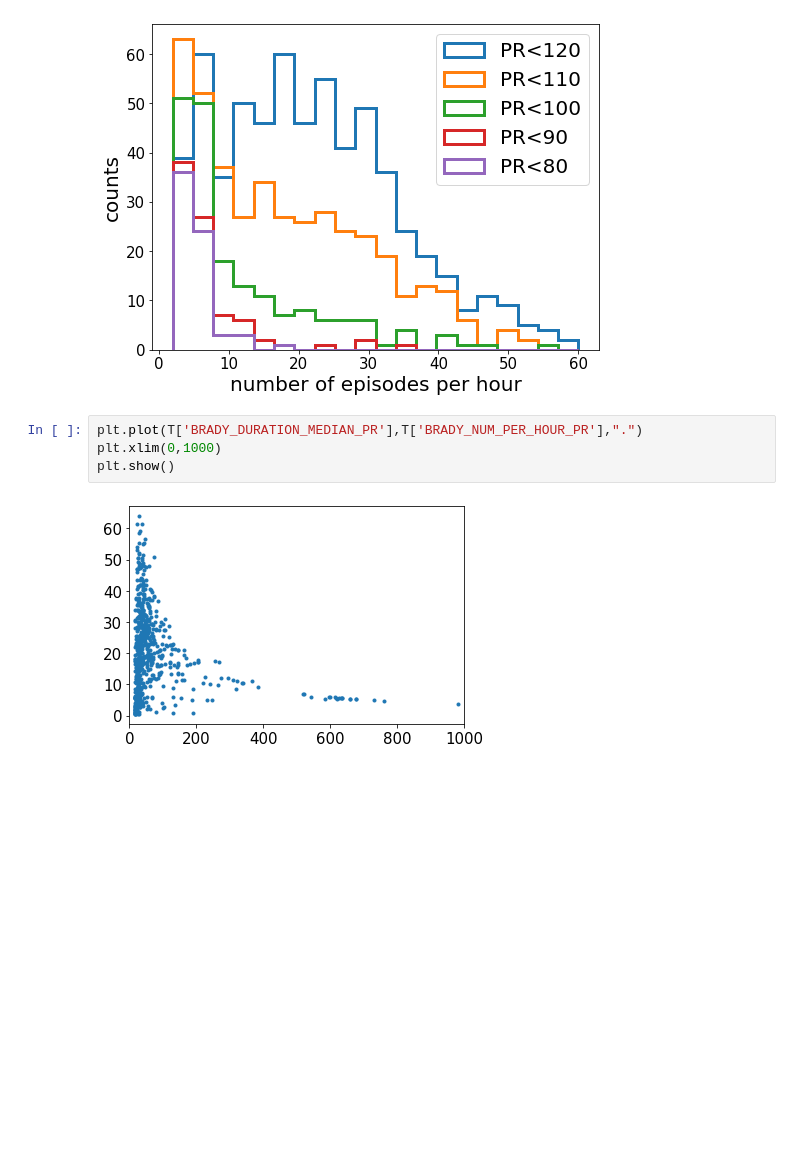
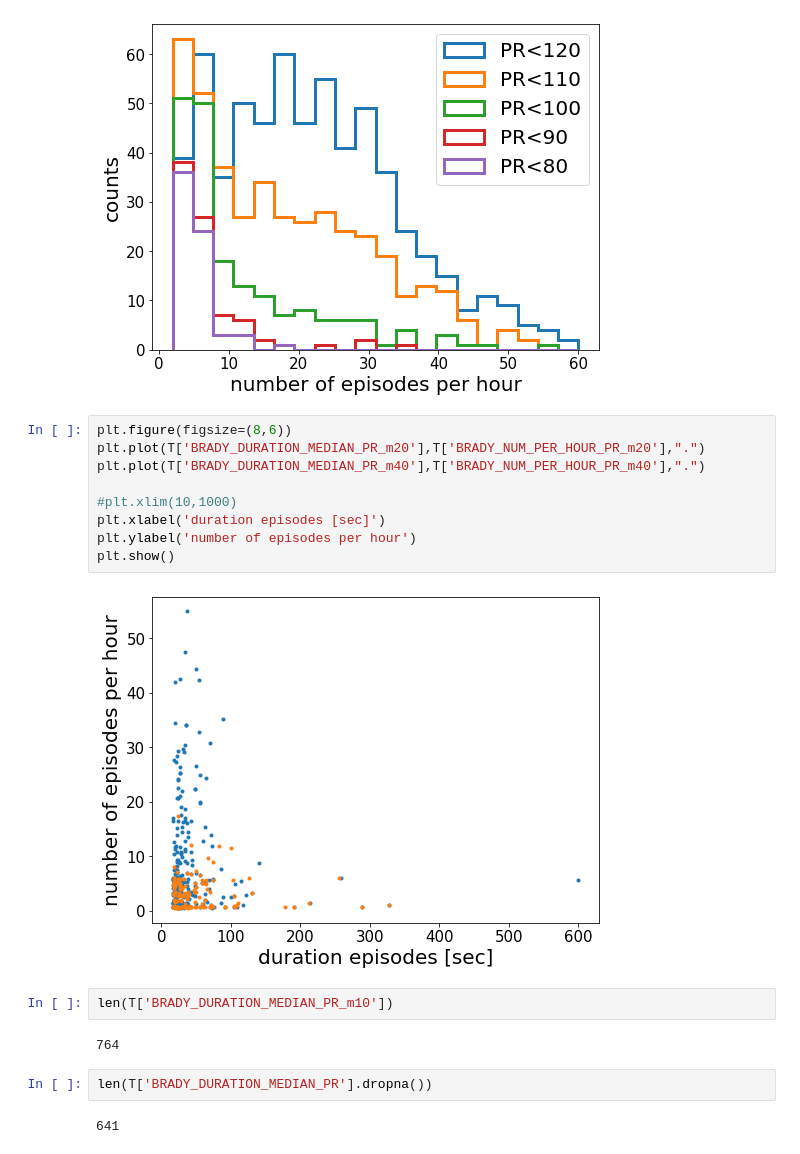
Before and after one commit to shisteve/NHS, a Jupyter notebook: 015_filling_bradycardia_table.ipynb, the cells around one changed output. Drawn from its saved outputs; the diff is of its cells as text; blank space fills up the shorter version.

```diff
--- a/015_filling_bradycardia_table.ipynb
+++ b/015_filling_bradycardia_table.ipynb
@@ -409,9 +431,22 @@ plt.legend()
 plt.show()
 # %% [output]
 [figure]
-# %%
-plt.plot(T['BRADY_DURATION_MEDIAN_PR'],T['BRADY_NUM_PER_HOUR_PR'],".")
-plt.xlim(0,1000)
-plt.show()
-# %% [output]
-[figure, removed]
+# %%
+plt.figure(figsize=(8,6))
+plt.plot(T['BRADY_DURATION_MEDIAN_PR_m20'],T['BRADY_NUM_PER_HOUR_PR_m20'],".")
+plt.plot(T['BRADY_DURATION_MEDIAN_PR_m40'],T['BRADY_NUM_PER_HOUR_PR_m40'],".")
+
+#plt.xlim(10,1000)
+plt.xlabel('duration episodes [sec]')
+plt.ylabel('number of episodes per hour')
+plt.show()
+# %% [output]
+[figure, added]
+# %%
+len(T['BRADY_DURATION_MEDIAN_PR_m10'])
+# %% [output]
+764
+# %%
+len(T['BRADY_DURATION_MEDIAN_PR'].dropna())
+# %% [output]
+641
```
Also changed, not shown: parts of 3 cells of this notebook.
